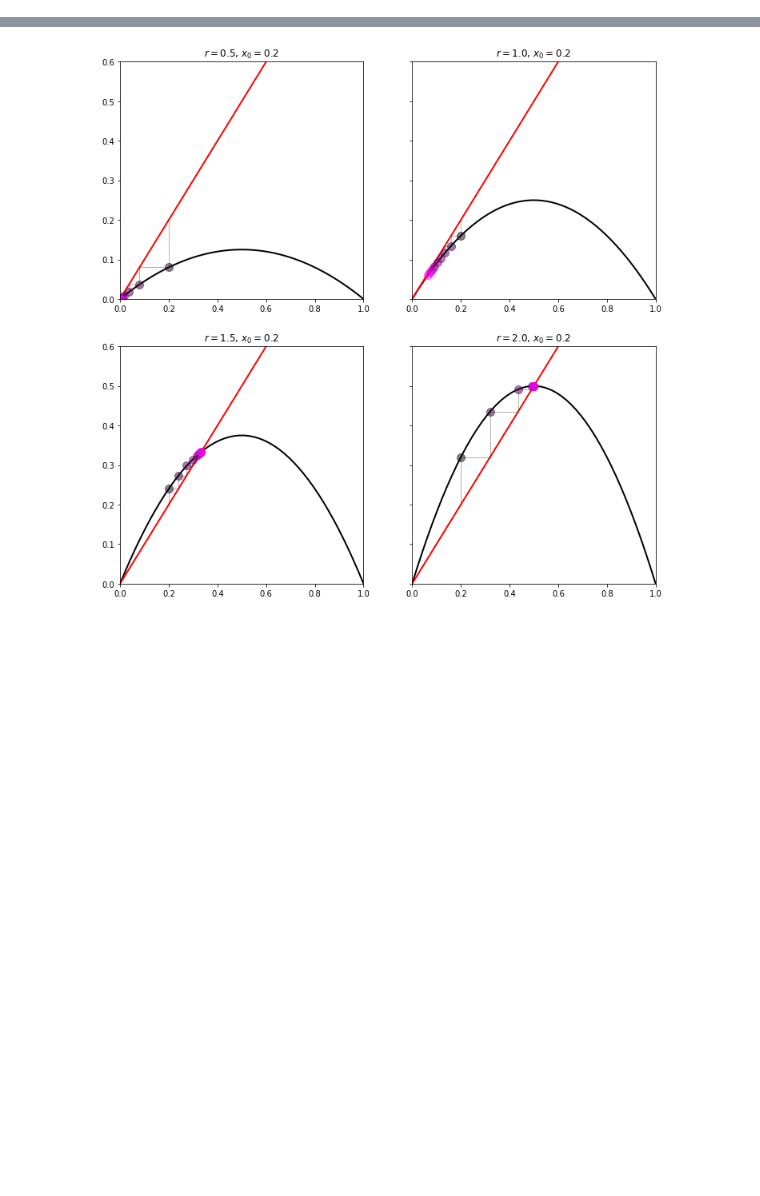
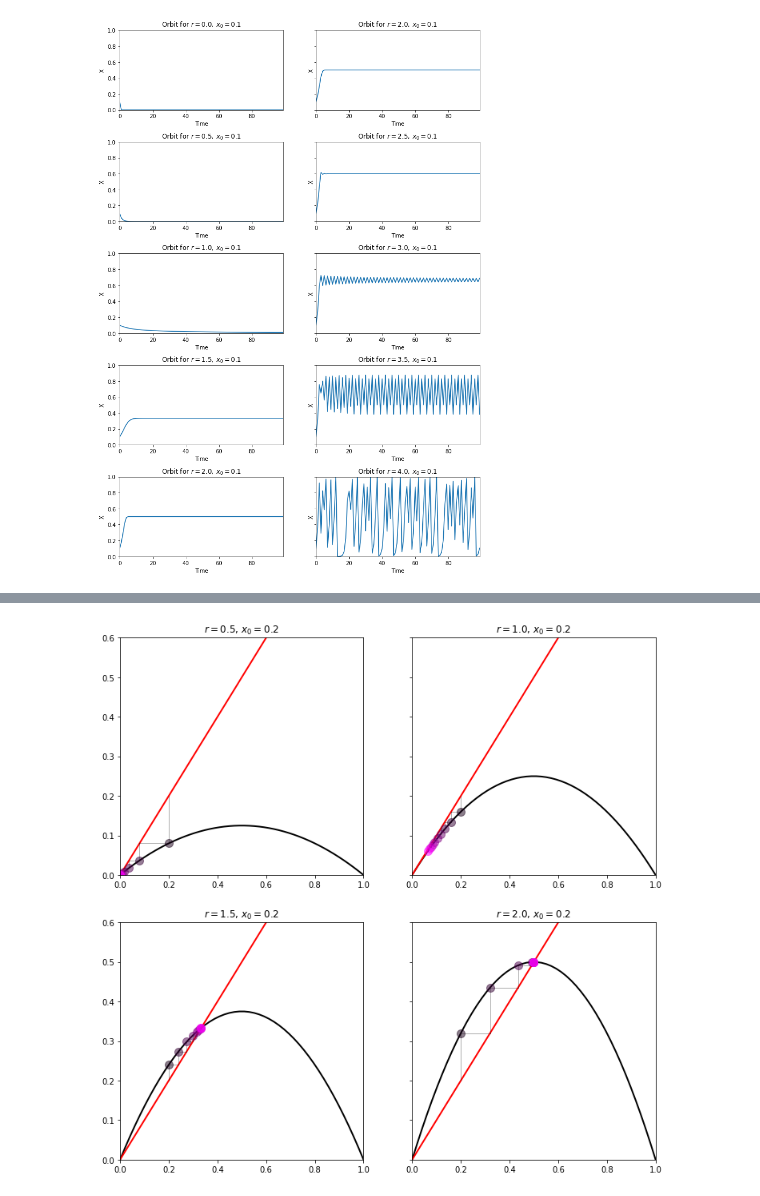
Before and after one commit to TUM-MLCMS/mlcms-3, a Jupyter notebook: Task 4.ipynb, the cells around one changed output, grey strips where cells are left out. Cells and saved outputs as stored; diff of their text form; code cells hidden in the pictures; blank space fills up the shorter version.

```diff
--- a/Task 4.ipynb
+++ b/Task 4.ipynb
@@ -18,23 +21,40 @@ ax.plot(x, logistic(2, x))
 # %%
 # Iterate the function for a given growth rate, and plot the results.
-def logistic_equation_orbit(x0, r, iteration, skip=0):
+def logistic_equation_orbit(x0, r, iteration, ax=None):
     X = []
     T = []
     t = 0
     x = x0
 
     # Iterate the logistic equation, printing only after 'skip' steps.
-    for i in range(iteration + skip):
-        if i >= skip:
-            X.append(x)
-            T.append(t)
-            t+=1
+    for i in range(iteration):
+        X.append(x)
+        T.append(t)
+        t+=1
         x = logistic(r,x);
 
-    plt.plot(T, X)
-    plt.ylim(0, 1)
-    plt.xlim(0, T[-1])
-    plt.xlabel('Time')
-    plt.ylabel('X')
-    plt.title(f"Orbit for $r={r:.1f}, \, x_0={x0:.1f}$\nPlotting {iteration} iterations after skipping {skip}.\n")
-    plt.show()
+    ax.plot(T, X)
+    ax.set_ylim(0, 1)
+    ax.set_xlim(0, T[-1])
+    ax.set_xlabel('Time')
+    ax.set_ylabel('X')
+    ax.set_title(f"Orbit for $r={r:.1f}, \, x_0={x0:.1f}$")
+
+fig, axs = plt.subplots(5, 2, figsize=(12, 18), sharey=True)
+plt.subplots_adjust(hspace=0.4)
+
+# Varying from 0 to 2.
+logistic_equation_orbit(0.1, 0.0, 100, ax=axs[0, 0])
+logistic_equation_orbit(0.1, 0.5, 100, ax=axs[1, 0])
+logistic_equation_orbit(0.1, 1.0, 100, ax=axs[2, 0])
+logistic_equation_orbit(0.1, 1.5, 100, ax=axs[3, 0])
+logistic_equation_orbit(0.1, 2.0, 100, ax=axs[4, 0])
+
+# Varying from 2 to 4.
+logistic_equation_orbit(0.1, 2.0, 100, ax=axs[0, 1])
+logistic_equation_orbit(0.1, 2.5, 100, ax=axs[1, 1])
+logistic_equation_orbit(0.1, 3.0, 100, ax=axs[2, 1])
+logistic_equation_orbit(0.1, 3.5, 100, ax=axs[3, 1])
+logistic_equation_orbit(0.1, 4.0, 100, ax=axs[4, 1])
+# %% [output]
+[figure, added]
```
Also changed, not shown: parts of 6 cells of this notebook.
